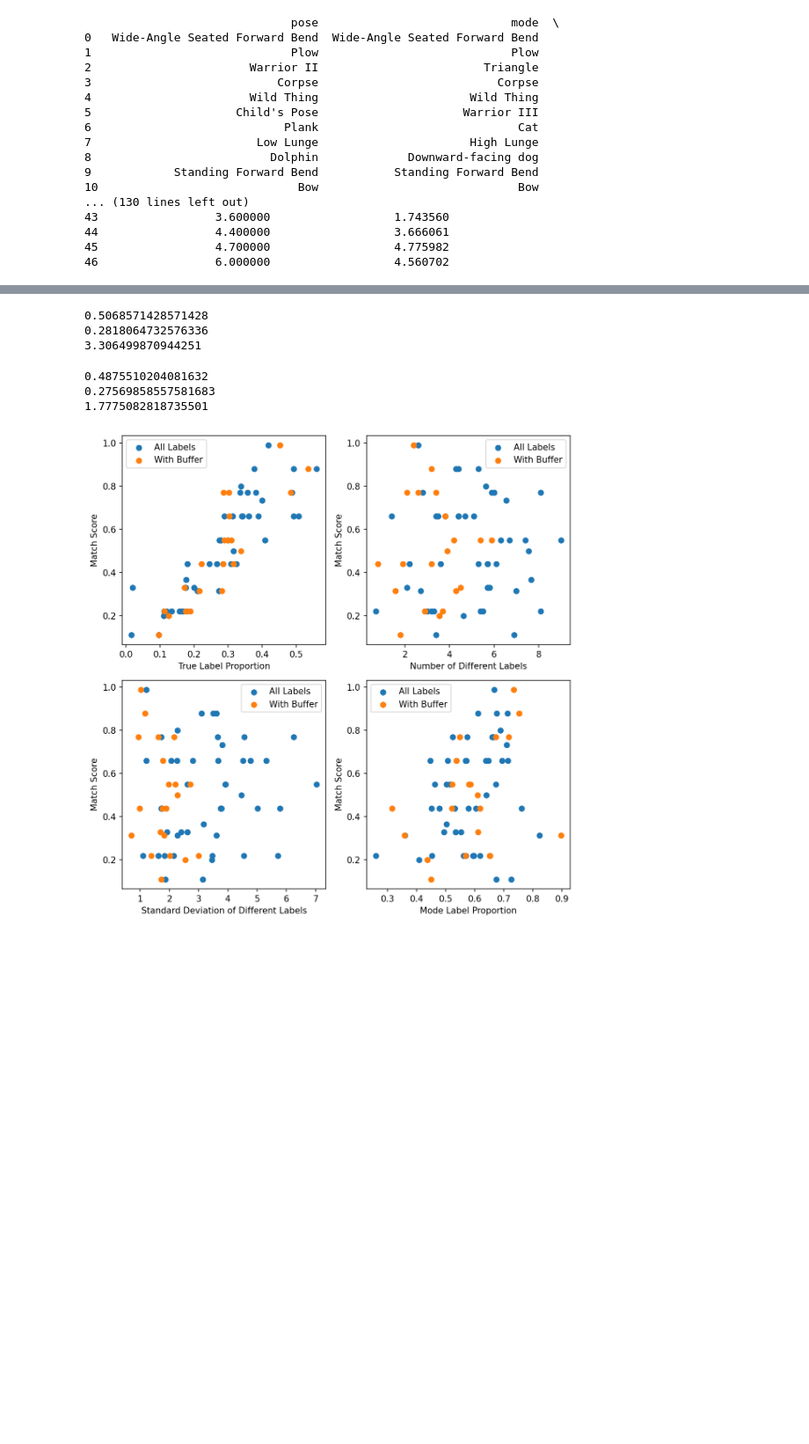
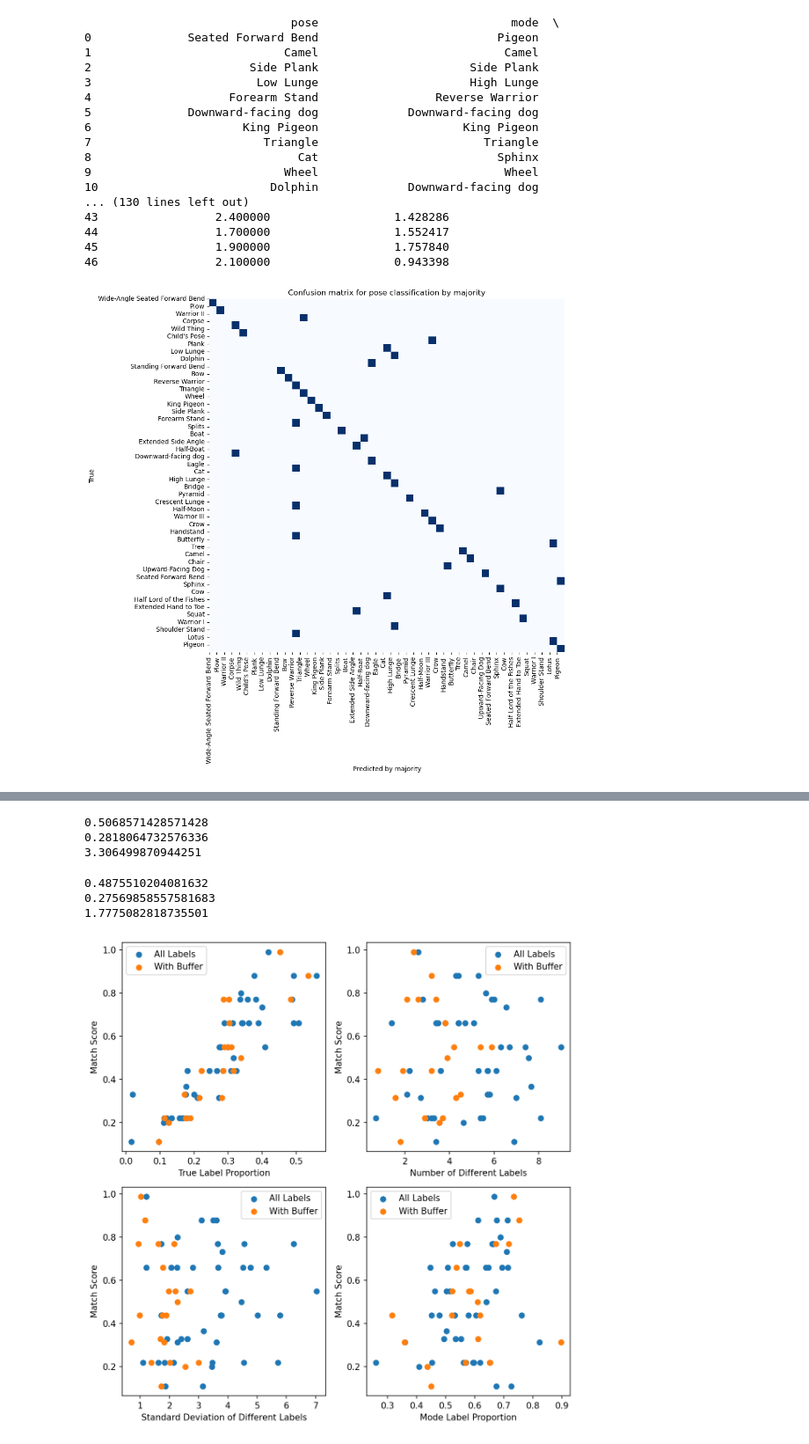
Before and after one commit to alejandradu/COS429_final_project, a Jupyter notebook: testing/parse_videos.ipynb, the cells around one changed output, grey strips where cells are left out. Shown: that part at 88% size. Cells and saved outputs as stored; diff of their text form; code cells hidden in the pictures; blank space fills up the shorter version.

```diff
--- a/testing/parse_videos.ipynb
+++ b/testing/parse_videos.ipynb
@@ -242,6 +234,7 @@ def load_and_analyze_metrics(metrics_folder):
                 # add a row to the dataframe
                 df_all.loc[index] = [pose, mode, match_score, true_label_proportion, mode_label_proportion, number_different_labels, std_dev_different_labels]
 
+        index_delay = len(df_delay)
         if filename.endswith('_label_with_delays.pkl'):
             file_path = os.path.join(metrics_folder, filename)
             with open(file_path, 'rb') as f:
@@ -249,7 +242,7 @@ def load_and_analyze_metrics(metrics_folder):
                 # calculate the statistics
                 pose, mode, match_score, true_label_proportion, mode_label_proportion, number_different_labels, std_dev_different_labels = run_stats(with_delays, pose)
                 # add a row to the dataframe
-                df_delay.loc[index] = [pose, mode, match_score, true_label_proportion, mode_label_proportion, number_different_labels, std_dev_different_labels]
+                df_delay.loc[index_delay] = [pose, mode, match_score, true_label_proportion, mode_label_proportion, number_different_labels, std_dev_different_labels]
 
     return df_all, df_delay
 
@@ -257,26 +250,26 @@ metrics_folder = '/Users/alejandraduran/Documents/Pton_courses/COS429/COS429_fin
 
 df_all, df_delay = load_and_analyze_metrics(metrics_folder)
 
-print(df_all)
+print(df_delay)
 
 # save the dfs
 df_all.to_csv('/Users/alejandraduran/Documents/Pton_courses/COS429/COS429_final_project/testing/metrics/all_metrics.csv')
 df_delay.to_csv('/Users/alejandraduran/Documents/Pton_courses/COS429/COS429_final_project/testing/metrics/delay_metrics.csv')
 # %% [output]
                               pose                            mode  \
-0   Wide-Angle Seated Forward Bend  Wide-Angle Seated Forward Bend
-1                             Plow                            Plow
-2                       Warrior II                        Triangle
-3                           Corpse                          Corpse
-4                       Wild Thing                      Wild Thing
-5                     Child's Pose                     Warrior III
-6                            Plank                             Cat
-7                        Low Lunge                      High Lunge
-8                          Dolphin             Downward-facing dog
-9            Standing Forward Bend           Standing Forward Bend
-10                             Bow                             Bow
+0              Seated Forward Bend                          Pigeon
+1                            Camel                           Camel
+2                       Side Plank                      Side Plank
+3                        Low Lunge                      High Lunge
+4                    Forearm Stand                 Reverse Warrior
+5              Downward-facing dog             Downward-facing dog
+6                      King Pigeon                     King Pigeon
+7                         Triangle                        Triangle
+8                              Cat                          Sphinx
+9                            Wheel                           Wheel
+10                         Dolphin             Downward-facing dog
 ... (130 lines left out)
-43                 3.600000                  1.743560
-44                 4.400000                  3.666061
-45                 4.700000                  4.775982
-46                 6.000000                  4.560702
+43                 2.400000                  1.428286
+44                 1.700000                  1.552417
+45                 1.900000                  1.757840
+46                 2.100000                  0.943398
@@ -289,0 +276,24 @@ import matplotlib.pyplot as plt
+# %%
+# plot a confusion matrix based on the pose and mode column labels
+
+import seaborn as sns
+import matplotlib.pyplot as plt
+
+# matrix with len(df) x len(df), with ones on the value of the mode for each pose
+confusion_matrix = np.zeros((len(df_all), len(df_all)))
+for i in range(len(df_all)):
+    for j in range(len(df_all)):
+        if df_all['mode'][i] == df_all['pose'][j]:
+            confusion_matrix[i,j] = 1
+
+plt.figure(figsize=(10,10))
+sns.heatmap(confusion_matrix, annot=False, cmap='Blues', cbar=False)
+plt.xlabel('Predicted by majority')
+plt.ylabel('True')
+# put the english names on the x and y ticks
+plt.xticks(ticks=np.arange(len(df_all)), labels=df_all['pose'], rotation=90)
+plt.yticks(ticks=np.arange(len(df_all)), labels=df_all['pose'], rotation=0)
+plt.title('Confusion matrix for pose classification by majority')
+plt.show()
+# %% [output]
+[figure, added]
```
Also changed, not shown: parts of 3 cells of this notebook, 3 other files.
